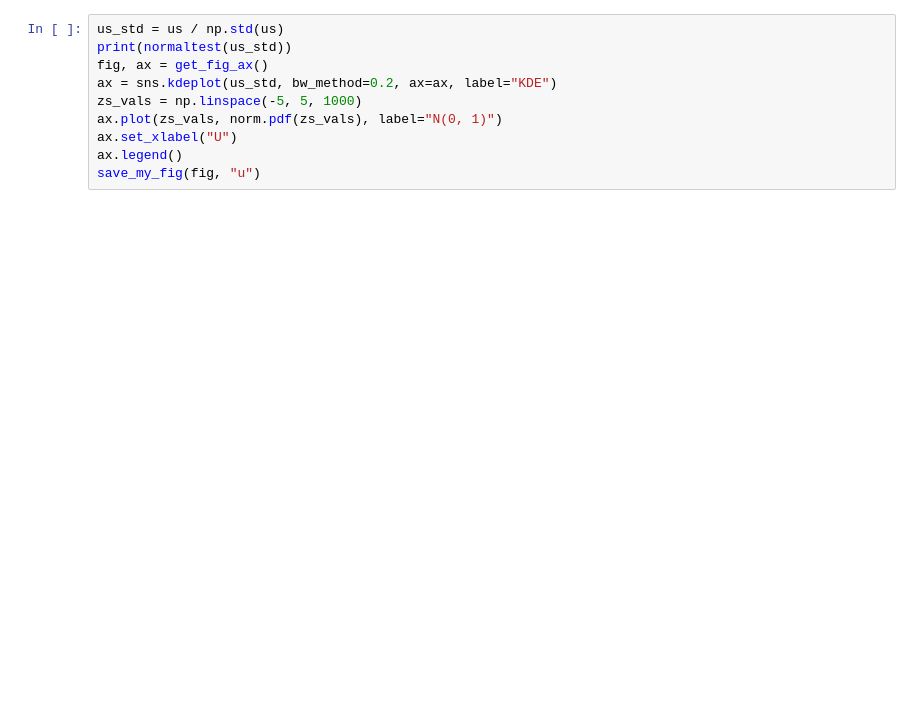
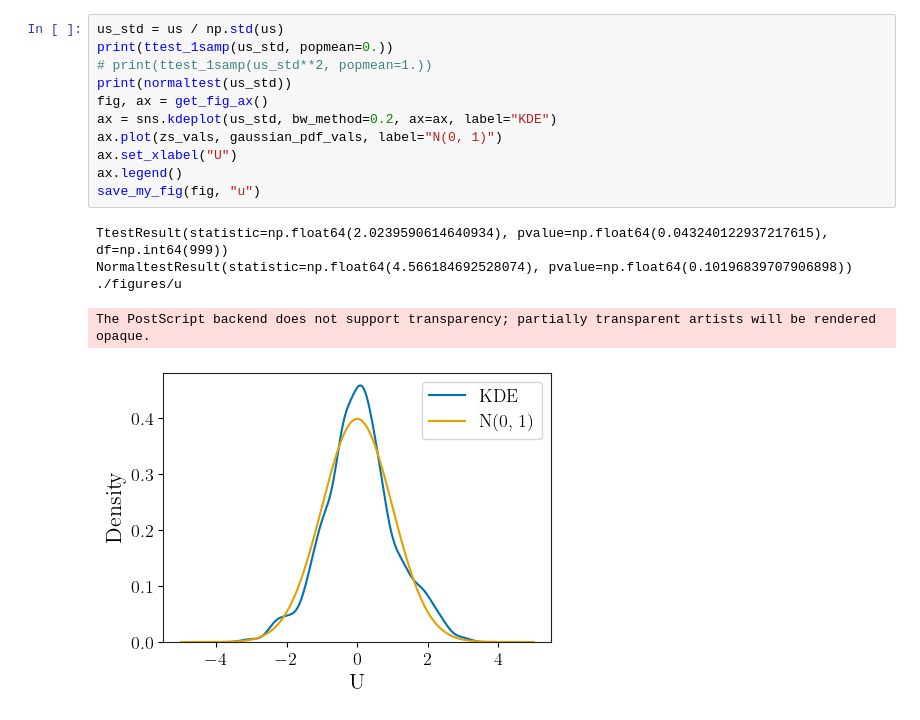
Before and after one commit to eastonhuch/lag-martingales, a Jupyter notebook: simulation.ipynb, the cells around one changed output. Cells and saved outputs as stored; diff of their text form; blank space fills up the shorter version.

```diff
--- a/simulation.ipynb
+++ b/simulation.ipynb
@@ -46,12 +87,19 @@ save_my_fig(fig, "z")
 # %%
 us_std = us / np.std(us)
+print(ttest_1samp(us_std, popmean=0.))
+# print(ttest_1samp(us_std**2, popmean=1.))
 print(normaltest(us_std))
 fig, ax = get_fig_ax()
 ax = sns.kdeplot(us_std, bw_method=0.2, ax=ax, label="KDE")
-zs_vals = np.linspace(-5, 5, 1000)
-ax.plot(zs_vals, norm.pdf(zs_vals), label="N(0, 1)")
+ax.plot(zs_vals, gaussian_pdf_vals, label="N(0, 1)")
 ax.set_xlabel("U")
 ax.legend()
 save_my_fig(fig, "u")
+# %% [output]
+TtestResult(statistic=np.float64(2.0239590614640934), pvalue=np.float64(0.043240122937217615), df=np.int64(999))
+NormaltestResult(statistic=np.float64(4.566184692528074), pvalue=np.float64(0.10196839707906898))
+./figures/u
+The PostScript backend does not support transparency; partially transparent artists will be rendered opaque.
+[figure, added]
 # %%
 plt.hist(t_targets)
```
Also changed, not shown: parts of 9 cells of this notebook, 1 other file.
